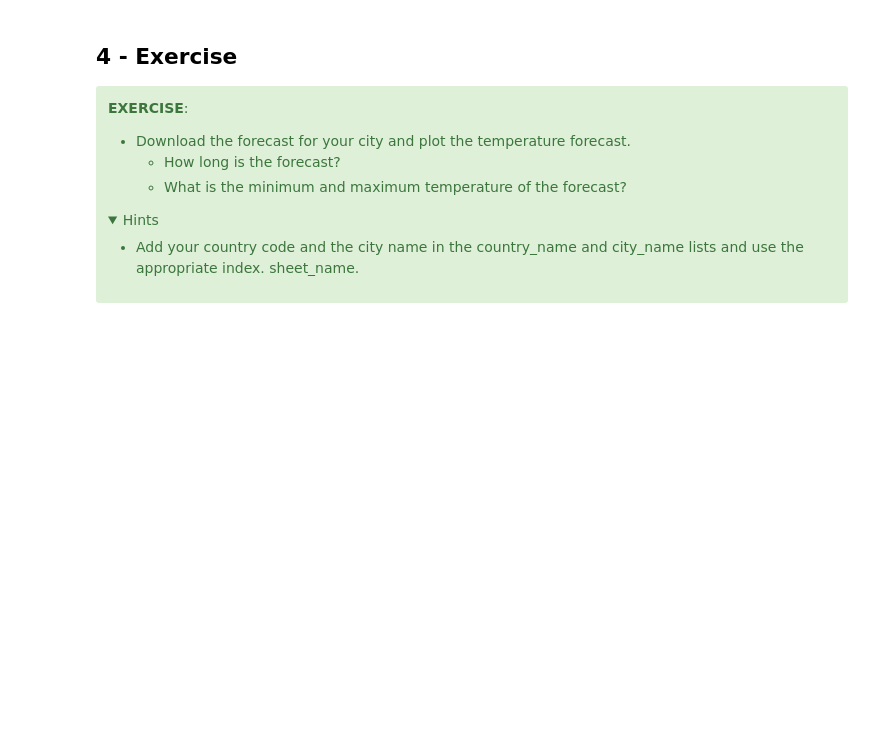
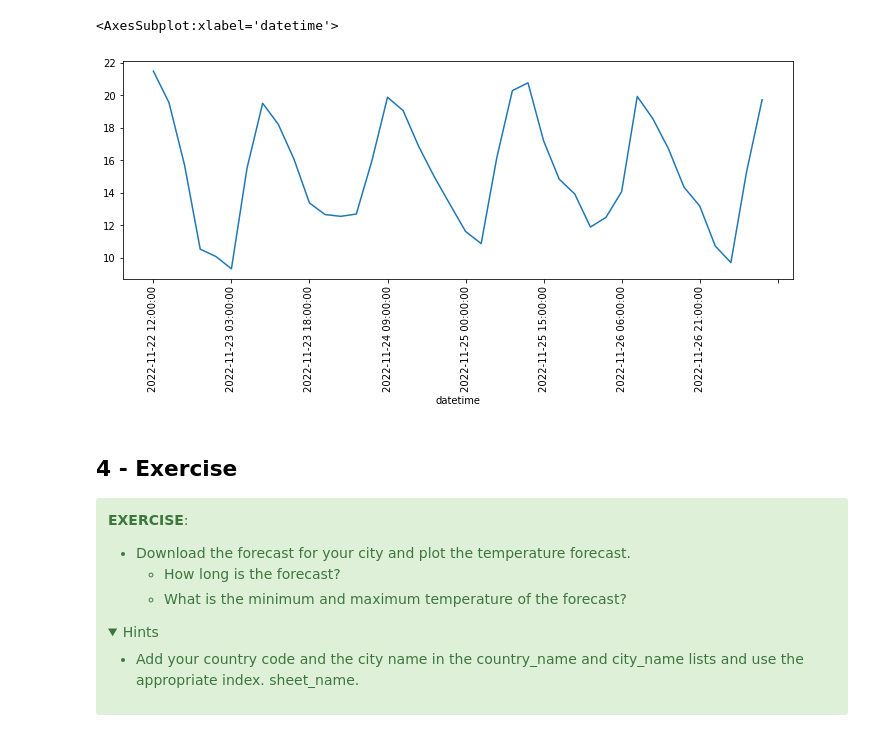
Before and after one commit to MScWSDM49/topic4, a Jupyter notebook: 1f_Use of APIs to download time series.ipynb, the cells around one changed output. Drawn from its saved outputs; the diff is of its cells as text; code cells hidden in the pictures; folded sections open; blank space fills up the shorter version.

```diff
--- a/1f_Use of APIs to download time series.ipynb
+++ b/1f_Use of APIs to download time series.ipynb
@@ -127,6 +174,8 @@ weather_data
 # %%
-weather_data.temperature.plot(figsize=(12,4), rot=60)
-# plt.xticks(rotation=70)
+weather_data.temperature.plot(figsize=(12,4), rot=90)
+# %% [output]
+<AxesSubplot:xlabel='datetime'>
+[figure, added]
 # %% [markdown]
 ## 4 - Exercise <a name="Exercise"></a>
 
```
Also changed, not shown: parts of 6 cells of this notebook.
